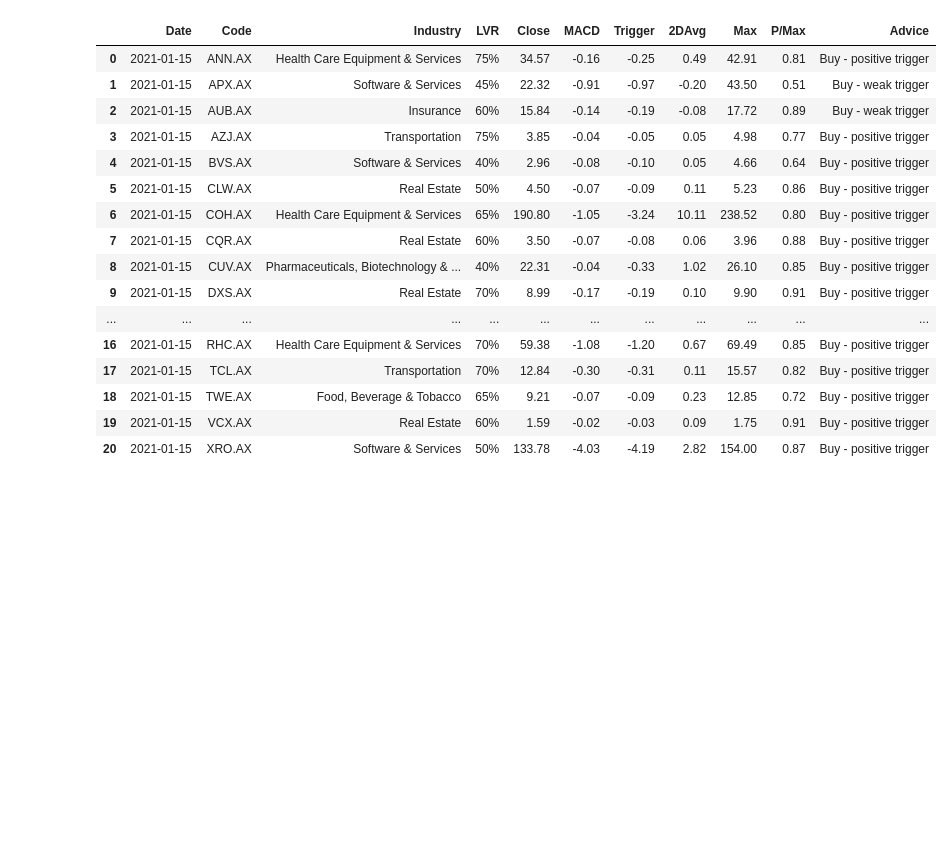
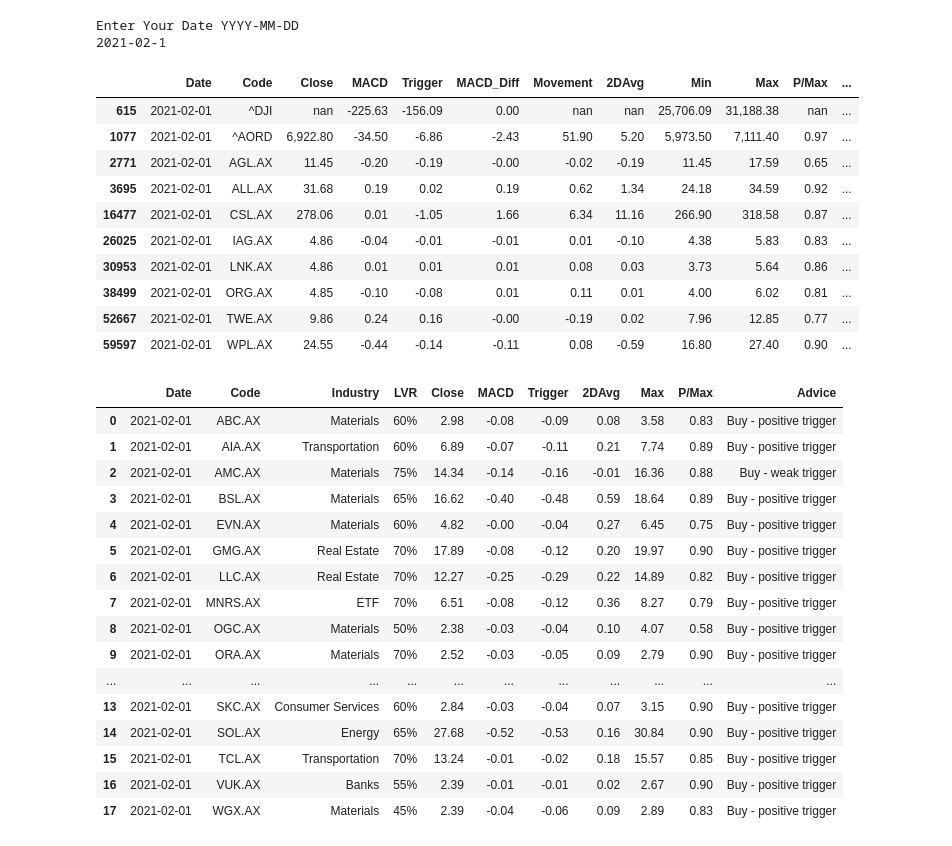
Before and after one commit to RonnyCh/mydsbook, a Jupyter notebook: Stock Portfolio V2.ipynb, the cells around one changed output. Cells and saved outputs as stored; diff of their text form; code cells hidden in the pictures; blank space fills up the shorter version.

```diff
--- a/Stock Portfolio V2.ipynb
+++ b/Stock Portfolio V2.ipynb
@@ -227,27 +196,56 @@ rec[(rec['Code'].isin(['^AORD','^DJI','WPL.AX','AGL.AX','IAG.AX','TWE.AX','LNK.A
 # %%
-a = rec[(rec['Date']=='2021-01-15') & rec['Advice'].str.contains('trigger') & (rec['P/Max'] < 0.91)]
+from IPython.display import display
+
+
+print("Enter Your Date YYYY-MM-DD ")
+mydate = input()
+mydate = pd.to_datetime(mydate)
+
+mycol = ['Date','Code','Close','MACD','Trigger','MACD_Diff','Movement','2DAvg','Min','Max','P/Max','Advice']
+rec = code[mycol]
+
+mylist = ['^AORD','^DJI','WPL.AX','AGL.AX','IAG.AX','TWE.AX','LNK.AX','CSL.AX','ALL.AX','ORG.AX']
+b = rec[(rec['Date']==mydate) & (rec['Code'].isin(mylist))]
+
+a = rec[(rec['Date']==mydate) & rec['Advice'].str.contains('trigger') & (rec['P/Max'] < 0.91)]
 mystock = pd.read_csv(mycsv)
 mystock = mystock.rename(columns={'ASX Code':'Code'})
 mystock['Code']=mystock['Code'] + '.AX'
 mycol = ['Date','Code','Industry','LVR','Close','MACD','Trigger','2DAvg','Max','P/Max','Advice']
 mybuy = pd.merge(a,mystock,on='Code')
-mybuy[mycol]
+mybuy.sort_values('Industry')
+
+display (b)
+display (mybuy[mycol])
 #type(a)
 # %% [output]
+Enter Your Date YYYY-MM-DD
+2021-02-1
-|  | Date | Code | Industry | LVR | Close | MACD | Trigger | 2DAvg | Max | P/Max | Advice |
-| 0 | 2021-01-15 | ANN.AX | Health Care Equipment & Services | 75% | 34.57 | -0.16 | -0.25 | 0.49 | 42.91 | 0.81 | Buy - positive trigger |
-| 1 | 2021-01-15 | APX.AX | Software & Services | 45% | 22.32 | -0.91 | -0.97 | -0.20 | 43.50 | 0.51 | Buy - weak trigger |
-| 2 | 2021-01-15 | AUB.AX | Insurance | 60% | 15.84 | -0.14 | -0.19 | -0.08 | 17.72 | 0.89 | Buy - weak trigger |
-| 3 | 2021-01-15 | AZJ.AX | Transportation | 75% | 3.85 | -0.04 | -0.05 | 0.05 | 4.98 | 0.77 | Buy - positive trigger |
-| 4 | 2021-01-15 | BVS.AX | Software & Services | 40% | 2.96 | -0.08 | -0.10 | 0.05 | 4.66 | 0.64 | Buy - positive trigger |
-| 5 | 2021-01-15 | CLW.AX | Real Estate | 50% | 4.50 | -0.07 | -0.09 | 0.11 | 5.23 | 0.86 | Buy - positive trigger |
-| 6 | 2021-01-15 | COH.AX | Health Care Equipment & Services | 65% | 190.80 | -1.05 | -3.24 | 10.11 | 238.52 | 0.80 | Buy - positive trigger |
-| 7 | 2021-01-15 | CQR.AX | Real Estate | 60% | 3.50 | -0.07 | -0.08 | 0.06 | 3.96 | 0.88 | Buy - positive trigger |
-| 8 | 2021-01-15 | CUV.AX | Pharmaceuticals, Biotechnology & ... | 40% | 22.31 | -0.04 | -0.33 | 1.02 | 26.10 | 0.85 | Buy - positive trigger |
-| 9 | 2021-01-15 | DXS.AX | Real Estate | 70% | 8.99 | -0.17 | -0.19 | 0.10 | 9.90 | 0.91 | Buy - positive trigger |
-| ... | ... | ... | ... | ... | ... | ... | ... | ... | ... | ... | ... |
-| 16 | 2021-01-15 | RHC.AX | Health Care Equipment & Services | 70% | 59.38 | -1.08 | -1.20 | 0.67 | 69.49 | 0.85 | Buy - positive trigger |
-| 17 | 2021-01-15 | TCL.AX | Transportation | 70% | 12.84 | -0.30 | -0.31 | 0.11 | 15.57 | 0.82 | Buy - positive trigger |
-| 18 | 2021-01-15 | TWE.AX | Food, Beverage & Tobacco | 65% | 9.21 | -0.07 | -0.09 | 0.23 | 12.85 | 0.72 | Buy - positive trigger |
-| 19 | 2021-01-15 | VCX.AX | Real Estate | 60% | 1.59 | -0.02 | -0.03 | 0.09 | 1.75 | 0.91 | Buy - positive trigger |
-| 20 | 2021-01-15 | XRO.AX | Software & Services | 50% | 133.78 | -4.03 | -4.19 | 2.82 | 154.00 | 0.87 | Buy - positive trigger |
+|  | Date | Code | Close | MACD | Trigger | MACD_Diff | Movement | 2DAvg | Min | Max | P/Max | ... |
+| 615 | 2021-02-01 | ^DJI | nan | -225.63 | -156.09 | 0.00 | nan | nan | 25,706.09 | 31,188.38 | nan | ... |
+| 1077 | 2021-02-01 | ^AORD | 6,922.80 | -34.50 | -6.86 | -2.43 | 51.90 | 5.20 | 5,973.50 | 7,111.40 | 0.97 | ... |
+| 2771 | 2021-02-01 | AGL.AX | 11.45 | -0.20 | -0.19 | -0.00 | -0.02 | -0.19 | 11.45 | 17.59 | 0.65 | ... |
+| 3695 | 2021-02-01 | ALL.AX | 31.68 | 0.19 | 0.02 | 0.19 | 0.62 | 1.34 | 24.18 | 34.59 | 0.92 | ... |
+| 16477 | 2021-02-01 | CSL.AX | 278.06 | 0.01 | -1.05 | 1.66 | 6.34 | 11.16 | 266.90 | 318.58 | 0.87 | ... |
+| 26025 | 2021-02-01 | IAG.AX | 4.86 | -0.04 | -0.01 | -0.01 | 0.01 | -0.10 | 4.38 | 5.83 | 0.83 | ... |
+| 30953 | 2021-02-01 | LNK.AX | 4.86 | 0.01 | 0.01 | 0.01 | 0.08 | 0.03 | 3.73 | 5.64 | 0.86 | ... |
+| 38499 | 2021-02-01 | ORG.AX | 4.85 | -0.10 | -0.08 | 0.01 | 0.11 | 0.01 | 4.00 | 6.02 | 0.81 | ... |
+| 52667 | 2021-02-01 | TWE.AX | 9.86 | 0.24 | 0.16 | -0.00 | -0.19 | 0.02 | 7.96 | 12.85 | 0.77 | ... |
+| 59597 | 2021-02-01 | WPL.AX | 24.55 | -0.44 | -0.14 | -0.11 | 0.08 | -0.59 | 16.80 | 27.40 | 0.90 | ... |
+|  | Date | Code | Industry | LVR | Close | MACD | Trigger | 2DAvg | Max | P/Max | Advice |
+| 0 | 2021-02-01 | ABC.AX | Materials | 60% | 2.98 | -0.08 | -0.09 | 0.08 | 3.58 | 0.83 | Buy - positive trigger |
+| 1 | 2021-02-01 | AIA.AX | Transportation | 60% | 6.89 | -0.07 | -0.11 | 0.21 | 7.74 | 0.89 | Buy - positive trigger |
+| 2 | 2021-02-01 | AMC.AX | Materials | 75% | 14.34 | -0.14 | -0.16 | -0.01 | 16.36 | 0.88 | Buy - weak trigger |
+| 3 | 2021-02-01 | BSL.AX | Materials | 65% | 16.62 | -0.40 | -0.48 | 0.59 | 18.64 | 0.89 | Buy - positive trigger |
+| 4 | 2021-02-01 | EVN.AX | Materials | 60% | 4.82 | -0.00 | -0.04 | 0.27 | 6.45 | 0.75 | Buy - positive trigger |
+| 5 | 2021-02-01 | GMG.AX | Real Estate | 70% | 17.89 | -0.08 | -0.12 | 0.20 | 19.97 | 0.90 | Buy - positive trigger |
+| 6 | 2021-02-01 | LLC.AX | Real Estate | 70% | 12.27 | -0.25 | -0.29 | 0.22 | 14.89 | 0.82 | Buy - positive trigger |
+| 7 | 2021-02-01 | MNRS.AX | ETF | 70% | 6.51 | -0.08 | -0.12 | 0.36 | 8.27 | 0.79 | Buy - positive trigger |
+| 8 | 2021-02-01 | OGC.AX | Materials | 50% | 2.38 | -0.03 | -0.04 | 0.10 | 4.07 | 0.58 | Buy - positive trigger |
+| 9 | 2021-02-01 | ORA.AX | Materials | 70% | 2.52 | -0.03 | -0.05 | 0.09 | 2.79 | 0.90 | Buy - positive trigger |
+| ... | ... | ... | ... | ... | ... | ... | ... | ... | ... | ... | ... |
+| 13 | 2021-02-01 | SKC.AX | Consumer Services | 60% | 2.84 | -0.03 | -0.04 | 0.07 | 3.15 | 0.90 | Buy - positive trigger |
+| 14 | 2021-02-01 | SOL.AX | Energy | 65% | 27.68 | -0.52 | -0.53 | 0.16 | 30.84 | 0.90 | Buy - positive trigger |
+| 15 | 2021-02-01 | TCL.AX | Transportation | 70% | 13.24 | -0.01 | -0.02 | 0.18 | 15.57 | 0.85 | Buy - positive trigger |
+| 16 | 2021-02-01 | VUK.AX | Banks | 55% | 2.39 | -0.01 | -0.01 | 0.02 | 2.67 | 0.90 | Buy - positive trigger |
+| 17 | 2021-02-01 | WGX.AX | Materials | 45% | 2.39 | -0.04 | -0.06 | 0.09 | 2.89 | 0.83 | Buy - positive trigger |
```
Also changed, not shown: parts of 10 cells of this notebook.
